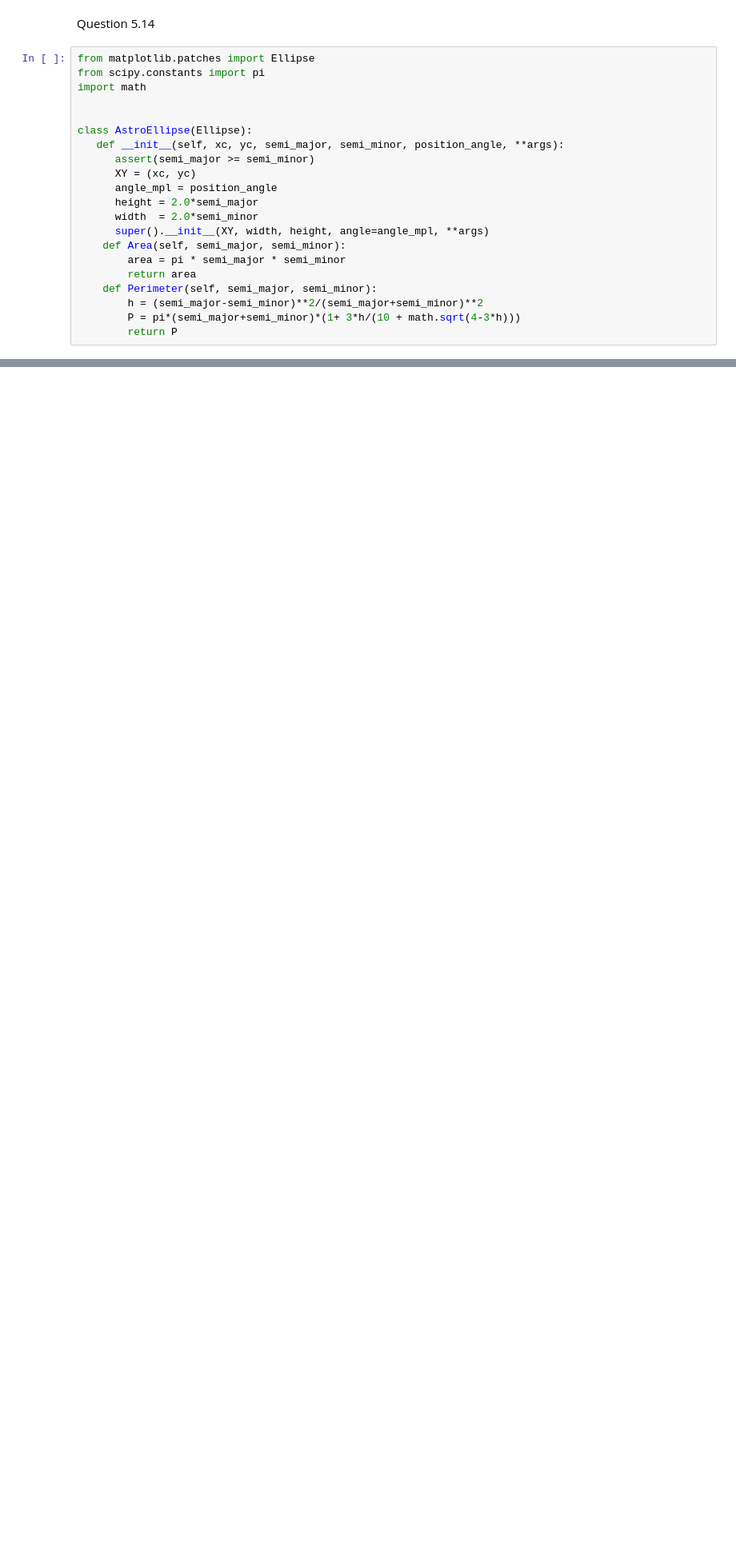
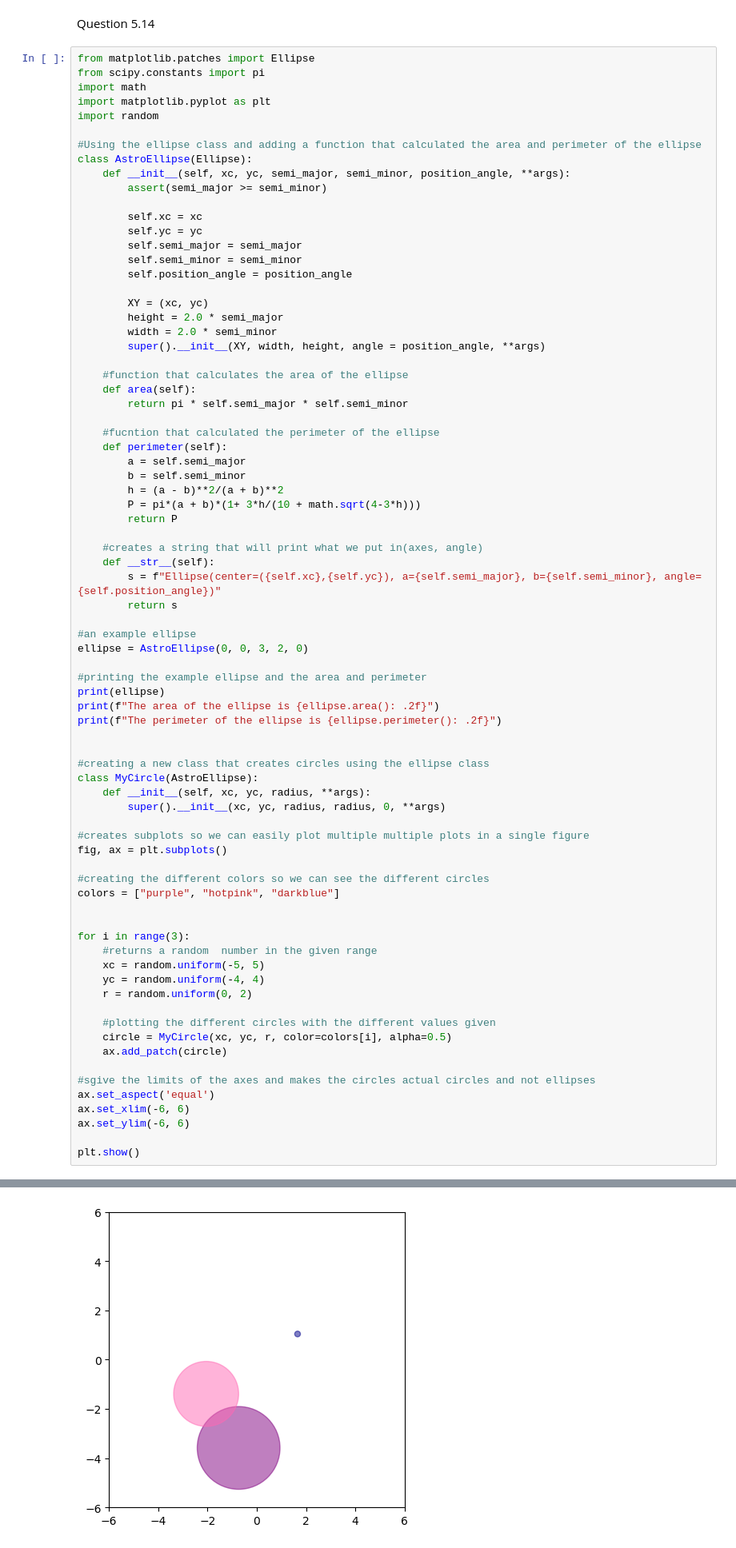
Before and after one commit to mdbakelaar/PROGNUM-repo, a Jupyter notebook: Task5/week5.ipynb, the cells around one changed output, grey strips where cells are left out. Shown at 80% size. Drawn from its saved outputs; the diff is of its cells as text; blank space fills up the shorter version.

```diff
--- a/Task5/week5.ipynb
+++ b/Task5/week5.ipynb
@@ -407,20 +409,77 @@ Question 5.14
 from matplotlib.patches import Ellipse
 from scipy.constants import pi
 import math
+import matplotlib.pyplot as plt
+import random
+
+#Using the ellipse class and adding a function that calculated the area and perimeter of the ellipse
+class AstroEllipse(Ellipse):
+    def __init__(self, xc, yc, semi_major, semi_minor, position_angle, **args):
+        assert(semi_major >= semi_minor)
+
+        self.xc = xc
+        self.yc = yc
+        self.semi_major = semi_major
+        self.semi_minor = semi_minor
+        self.position_angle = position_angle
+
+        XY = (xc, yc)
+        height = 2.0 * semi_major
+        width = 2.0 * semi_minor
+        super().__init__(XY, width, height, angle = position_angle, **args)
+
+    #function that calculates the area of the ellipse
+    def area(self):
+        return pi * self.semi_major * self.semi_minor
+
+    #fucntion that calculated the perimeter of the ellipse
+    def perimeter(self):
+        a = self.semi_major
+        b = self.semi_minor
+        h = (a - b)**2/(a + b)**2
+        P = pi*(a + b)*(1+ 3*h/(10 + math.sqrt(4-3*h)))
+        return P
+
+    #creates a string that will print what we put in(axes, angle)
+    def __str__(self):
+        s = f"Ellipse(center=({self.xc},{self.yc}), a={self.semi_major}, b={self.semi_minor}, angle={self.position_angle})"
+        return s
+
+#an example ellipse
+ellipse = AstroEllipse(0, 0, 3, 2, 0)
+
+#printing the example ellipse and the area and perimeter
+print(ellipse)
+print(f"The area of the ellipse is {ellipse.area(): .2f}")
+print(f"The perimeter of the ellipse is {ellipse.perimeter(): .2f}")
 
 
-class AstroEllipse(Ellipse):
-   def __init__(self, xc, yc, semi_major, semi_minor, position_angle, **args):
-      assert(semi_major >= semi_minor)
-      XY = (xc, yc)
-      angle_mpl = position_angle
-      height = 2.0*semi_major
-      width  = 2.0*semi_minor
-      super().__init__(XY, width, height, angle=angle_mpl, **args)
-    def Area(self, semi_major, semi_minor):
-        area = pi * semi_major * semi_minor
-        return area
-    def Perimeter(self, semi_major, semi_minor):
-        h = (semi_major-semi_minor)**2/(semi_major+semi_minor)**2
-        P = pi*(semi_major+semi_minor)*(1+ 3*h/(10 + math.sqrt(4-3*h)))
-        return P
+#creating a new class that creates circles using the ellipse class
+class MyCircle(AstroEllipse):
+    def __init__(self, xc, yc, radius, **args):
+        super().__init__(xc, yc, radius, radius, 0, **args)
+
+#creates subplots so we can easily plot multiple multiple plots in a single figure
+fig, ax = plt.subplots()
+
+#creating the different colors so we can see the different circles
+colors = ["purple", "hotpink", "darkblue"]
+
+
+for i in range(3):
+    #returns a random  number in the given range
+    xc = random.uniform(-5, 5)
+    yc = random.uniform(-4, 4)
+    r = random.uniform(0, 2)
+
+    #plotting the different circles with the different values given
+    circle = MyCircle(xc, yc, r, color=colors[i], alpha=0.5)
+    ax.add_patch(circle)
+
+#sgive the limits of the axes and makes the circles actual circles and not ellipses
+ax.set_aspect('equal')
+ax.set_xlim(-6, 6)
+ax.set_ylim(-6, 6)
+
+plt.show()
+# %% [output]
@@ -427,2 +489,3 @@ class AstroEllipse(Ellipse):
+[figure, added]
 # %% [markdown]
 Question 5.15
```
Also changed, not shown: parts of 4 cells of this notebook, 13 other files.
